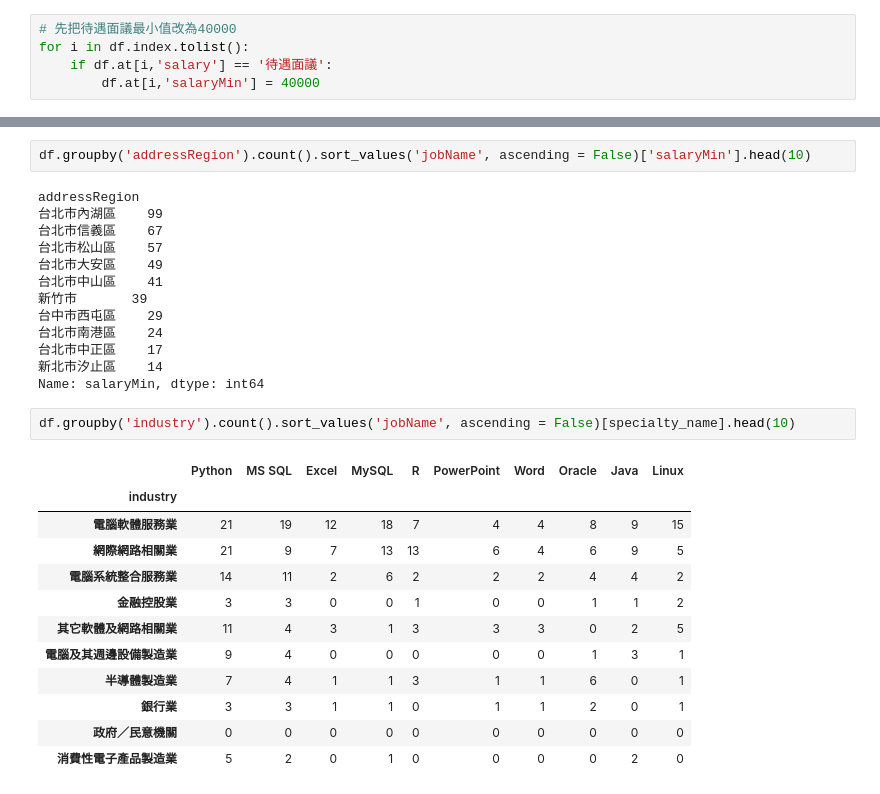
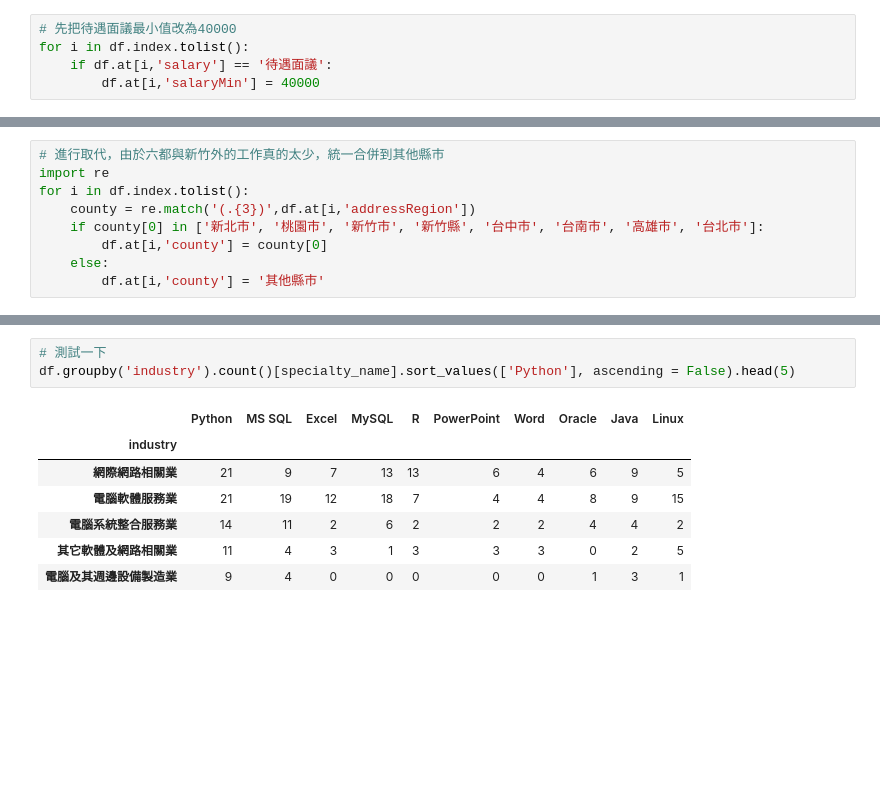
Before and after one commit to erikson0611/data_job, a Jupyter notebook: data_clean.ipynb, the cells around one changed output, grey strips where cells are left out. Cells and saved outputs as stored; diff of their text form; blank space fills up the shorter version.

```diff
--- a/data_clean.ipynb
+++ b/data_clean.ipynb
@@ -264,0 +438,9 @@ for i in df.index.tolist():
+# %%
+# 進行取代，由於六都與新竹外的工作真的太少，統一合併到其他縣市
+import re
+for i in df.index.tolist():
+    county = re.match('(.{3})',df.at[i,'addressRegion'])
+    if county[0] in ['新北市', '桃園市', '新竹市', '新竹縣', '台中市', '台南市', '高雄市', '台北市']:
+        df.at[i,'county'] = county[0]
+    else:
+        df.at[i,'county'] = '其他縣市'
@@ -307,30 +533,11 @@ for i in df.index.tolist():
 # %%
-df.groupby('addressRegion').count().sort_values('jobName', ascending = False)['salaryMin'].head(10)
+# 測試一下
+df.groupby('industry').count()[specialty_name].sort_values(['Python'], ascending = False).head(5)
 # %% [output]
-addressRegion
-台北市內湖區    99
-台北市信義區    67
-台北市松山區    57
-台北市大安區    49
-台北市中山區    41
-新竹市       39
-台中市西屯區    29
-台北市南港區    24
-台北市中正區    17
-新北市汐止區    14
-Name: salaryMin, dtype: int64
+|  | Python | MS SQL | Excel | MySQL | R | PowerPoint | Word | Oracle | Java | Linux |
+| industry |  |  |  |  |  |  |  |  |  |  |
+| 網際網路相關業 | 21 | 9 | 7 | 13 | 13 | 6 | 4 | 6 | 9 | 5 |
+| 電腦軟體服務業 | 21 | 19 | 12 | 18 | 7 | 4 | 4 | 8 | 9 | 15 |
+| 電腦系統整合服務業 | 14 | 11 | 2 | 6 | 2 | 2 | 2 | 4 | 4 | 2 |
+| 其它軟體及網路相關業 | 11 | 4 | 3 | 1 | 3 | 3 | 3 | 0 | 2 | 5 |
+| 電腦及其週邊設備製造業 | 9 | 4 | 0 | 0 | 0 | 0 | 0 | 1 | 3 | 1 |
-# %%
-df.groupby('industry').count().sort_values('jobName', ascending = False)[specialty_name].head(10)
-# %% [output]
-|  | Python | MS SQL | Excel | MySQL | R | PowerPoint | Word | Oracle | Java | Linux |
-| industry |  |  |  |  |  |  |  |  |  |  |
-| 電腦軟體服務業 | 21 | 19 | 12 | 18 | 7 | 4 | 4 | 8 | 9 | 15 |
-| 網際網路相關業 | 21 | 9 | 7 | 13 | 13 | 6 | 4 | 6 | 9 | 5 |
-| 電腦系統整合服務業 | 14 | 11 | 2 | 6 | 2 | 2 | 2 | 4 | 4 | 2 |
-| 金融控股業 | 3 | 3 | 0 | 0 | 1 | 0 | 0 | 1 | 1 | 2 |
-| 其它軟體及網路相關業 | 11 | 4 | 3 | 1 | 3 | 3 | 3 | 0 | 2 | 5 |
-| 電腦及其週邊設備製造業 | 9 | 4 | 0 | 0 | 0 | 0 | 0 | 1 | 3 | 1 |
-| 半導體製造業 | 7 | 4 | 1 | 1 | 3 | 1 | 1 | 6 | 0 | 1 |
-| 銀行業 | 3 | 3 | 1 | 1 | 0 | 1 | 1 | 2 | 0 | 1 |
-| 政府／民意機關 | 0 | 0 | 0 | 0 | 0 | 0 | 0 | 0 | 0 | 0 |
-| 消費性電子產品製造業 | 5 | 2 | 0 | 1 | 0 | 0 | 0 | 0 | 2 | 0 |
```
Also changed, not shown: parts of 46 cells of this notebook, 2 other files.
